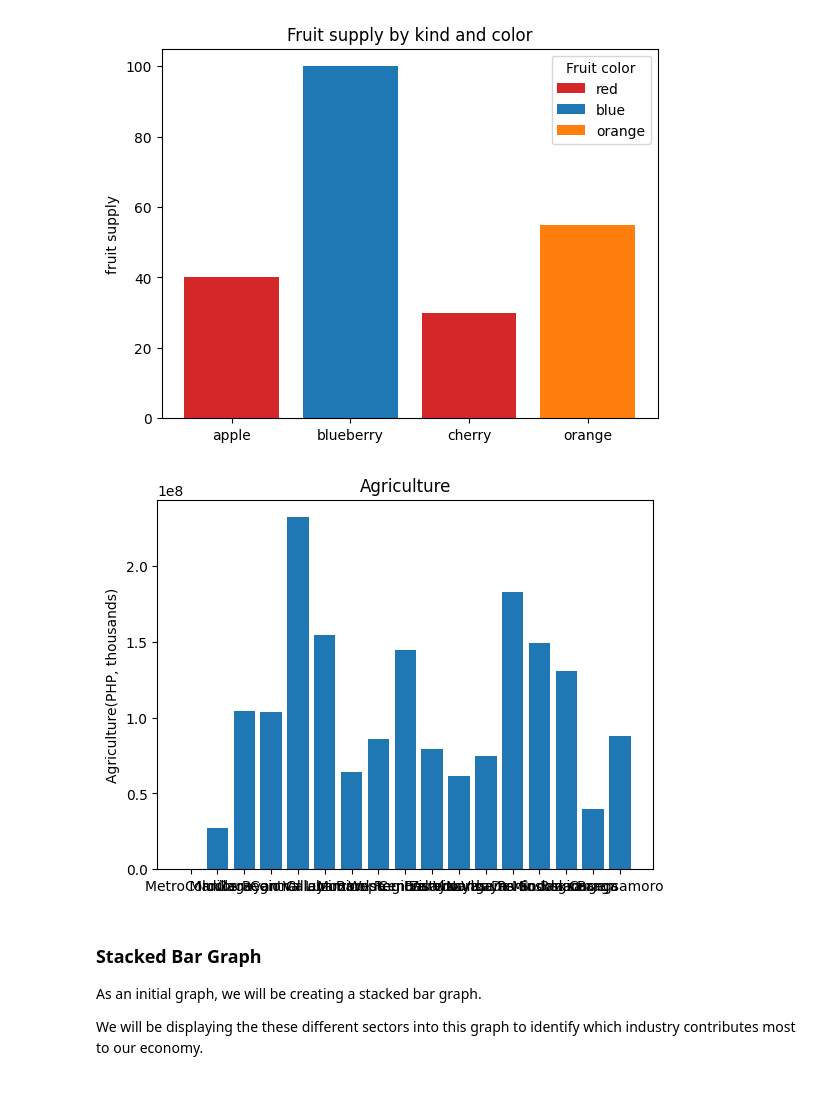
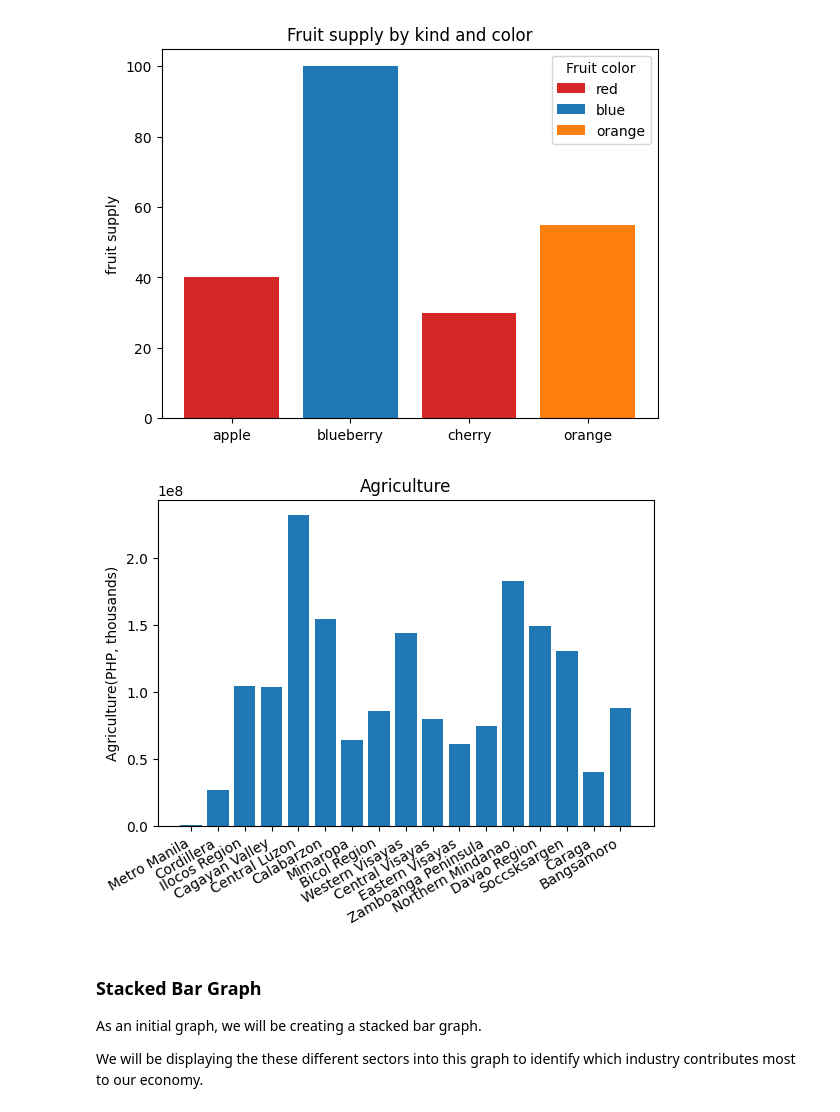
Before and after one commit to lkpanganiban/python-data-wrangling-tutorial, a Jupyter notebook: 2. Data Wrangling.ipynb, the cells around one changed output. Drawn from its saved outputs; the diff is of its cells as text; code cells hidden in the pictures.

Commit message:
fix: formatting of x-axis labels in plots

```diff
--- a/2. Data Wrangling.ipynb
+++ b/2. Data Wrangling.ipynb
@@ -188,16 +188,16 @@ plt.show()
 # %%
 fig, ax = plt.subplots()
 regions_data = economics_data["Region"]
 regions_label = regions_data.to_list()
 agriculture_data = economics_data["Agriculture(PHP, thousands)"]
 agriculture_label = agriculture_data.to_list()
 ax.bar(regions_label, agriculture_label, label=regions_label)
 ax.set_ylabel('Agriculture(PHP, thousands)')
 ax.set_title('Agriculture')
-# fig.autofmt_xdate() # remove the comment of this line to fix the x-axis labels
+fig.autofmt_xdate() # remove the comment of this line to fix the x-axis labels
 plt.show()
 # %% [output]
-[figure, old version]
+[figure, new version]
 # %%
 # create a bar graph using the service column
 # %% [markdown]
```
Also changed, not shown: parts of 1 cell of this notebook.
